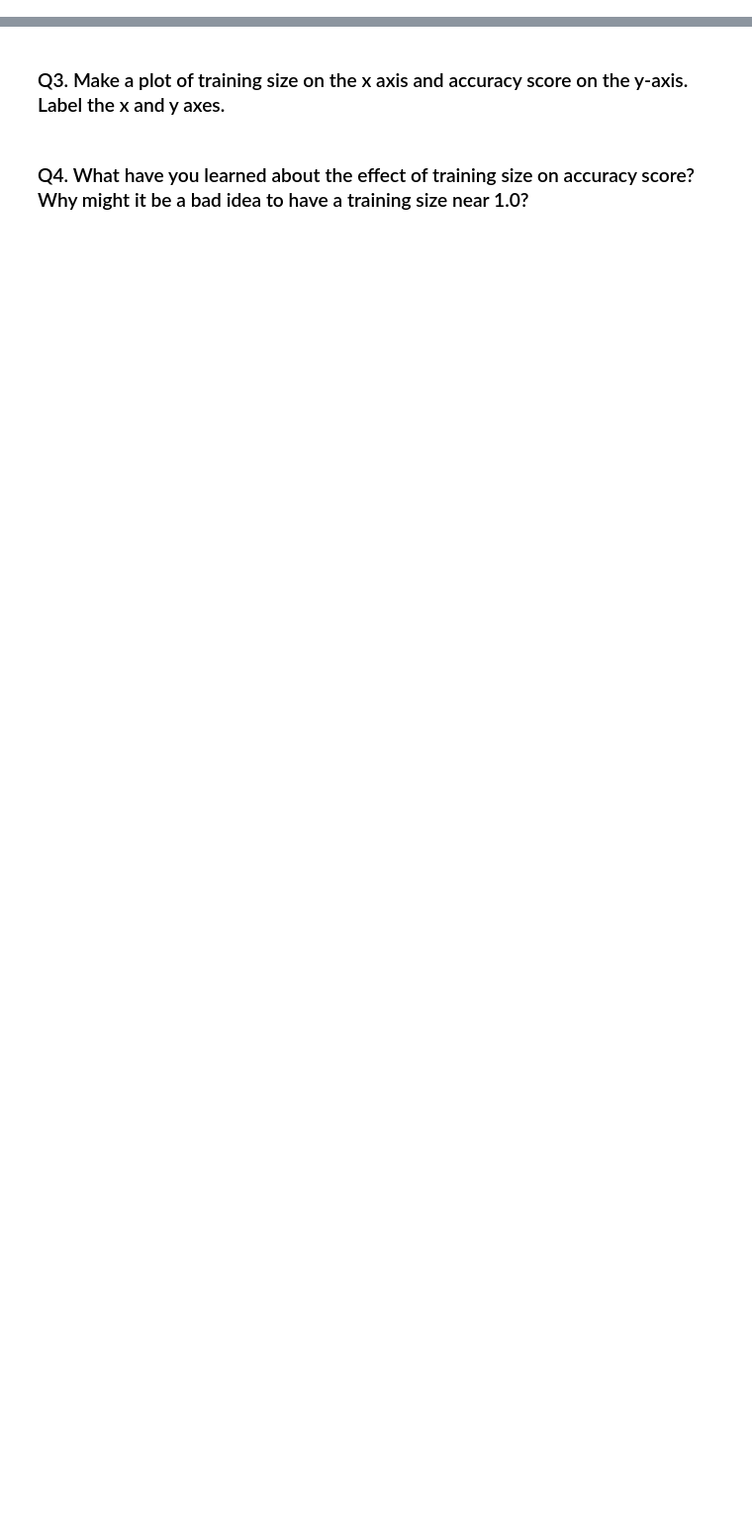
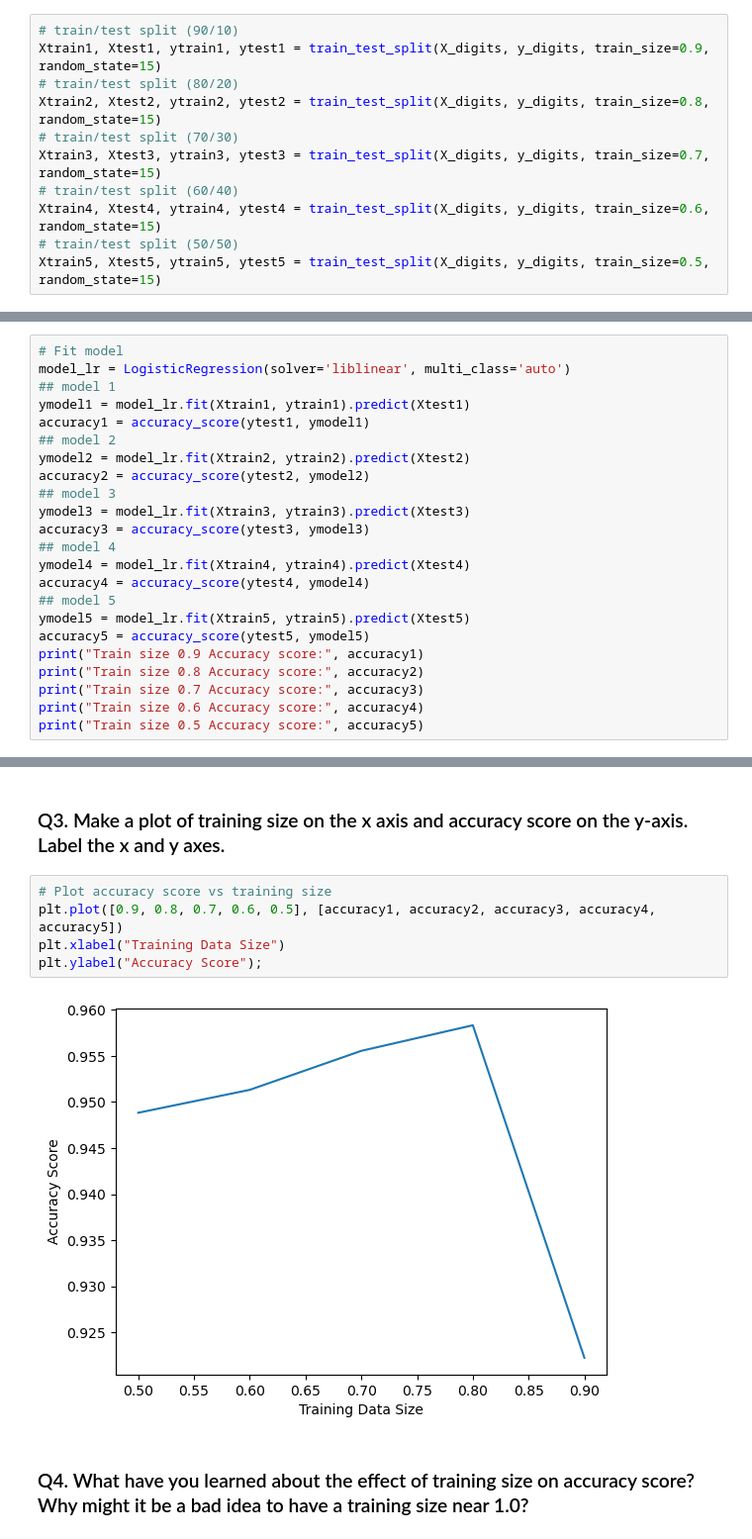
Before and after one commit to gshelor/GEOL679, a Jupyter notebook: Labs/Lecture24/GShelorLecture24_inclass.ipynb, the cells around one changed output, grey strips where cells are left out. Shown at 99% size. Saved outputs shown, nothing was run; the diff lists cells and outputs as text; blank space fills up the shorter version.

```diff
--- a/Labs/Lecture24/GShelorLecture24_inclass.ipynb
+++ b/Labs/Lecture24/GShelorLecture24_inclass.ipynb
@@ -36,6 +41,40 @@ y_digits = digits.target
 3. Use a `train_size` of 0.7, `random_state` = 15
 4. Use a `train_size` of 0.6, `random_state` = 15
 5. Use a `train_size` of 0.5, `random_state` = 15
+# %%
+# train/test split (90/10)
+Xtrain1, Xtest1, ytrain1, ytest1 = train_test_split(X_digits, y_digits, train_size=0.9, random_state=15)
+# train/test split (80/20)
+Xtrain2, Xtest2, ytrain2, ytest2 = train_test_split(X_digits, y_digits, train_size=0.8, random_state=15)
+# train/test split (70/30)
+Xtrain3, Xtest3, ytrain3, ytest3 = train_test_split(X_digits, y_digits, train_size=0.7, random_state=15)
+# train/test split (60/40)
+Xtrain4, Xtest4, ytrain4, ytest4 = train_test_split(X_digits, y_digits, train_size=0.6, random_state=15)
+# train/test split (50/50)
+Xtrain5, Xtest5, ytrain5, ytest5 = train_test_split(X_digits, y_digits, train_size=0.5, random_state=15)
 # %% [markdown]
 ### Q2. Using logistic regression (`solver='liblinear'`, `multi_class='auto'`) fit on the training data set, predict on the test data set, and calculate an accuracy score for each of the five training and test datasets. Save each accuracy score in a variable, and print the accuracy score.
 * we add `multi_class = 'auto'` to get rid of a warning because this is not a binary classification problem...
+# %%
+# Fit model
+model_lr = LogisticRegression(solver='liblinear', multi_class='auto')
+## model 1
+ymodel1 = model_lr.fit(Xtrain1, ytrain1).predict(Xtest1)
+accuracy1 = accuracy_score(ytest1, ymodel1)
+## model 2
+ymodel2 = model_lr.fit(Xtrain2, ytrain2).predict(Xtest2)
+accuracy2 = accuracy_score(ytest2, ymodel2)
+## model 3
+ymodel3 = model_lr.fit(Xtrain3, ytrain3).predict(Xtest3)
+accuracy3 = accuracy_score(ytest3, ymodel3)
+## model 4
+ymodel4 = model_lr.fit(Xtrain4, ytrain4).predict(Xtest4)
+accuracy4 = accuracy_score(ytest4, ymodel4)
+## model 5
+ymodel5 = model_lr.fit(Xtrain5, ytrain5).predict(Xtest5)
+accuracy5 = accuracy_score(ytest5, ymodel5)
+print("Train size 0.9 Accuracy score:", accuracy1)
+print("Train size 0.8 Accuracy score:", accuracy2)
+print("Train size 0.7 Accuracy score:", accuracy3)
+print("Train size 0.6 Accuracy score:", accuracy4)
+print("Train size 0.5 Accuracy score:", accuracy5)
@@ -42,4 +87,11 @@ y_digits = digits.target
 # %% [markdown]
 ### Q3. Make a plot of training size on the x axis and accuracy score on the y-axis. Label the x and y axes.
+# %%
+# Plot accuracy score vs training size
+plt.plot([0.9, 0.8, 0.7, 0.6, 0.5], [accuracy1, accuracy2, accuracy3, accuracy4, accuracy5])
+plt.xlabel("Training Data Size")
+plt.ylabel("Accuracy Score");
+# %% [output]
+[figure, added]
 # %% [markdown]
 ### Q4. What have you learned about the effect of training size on accuracy score? Why might it be a bad idea to have a training size near 1.0?
```
Also changed, not shown: parts of 9 cells of this notebook, 2 other files.
